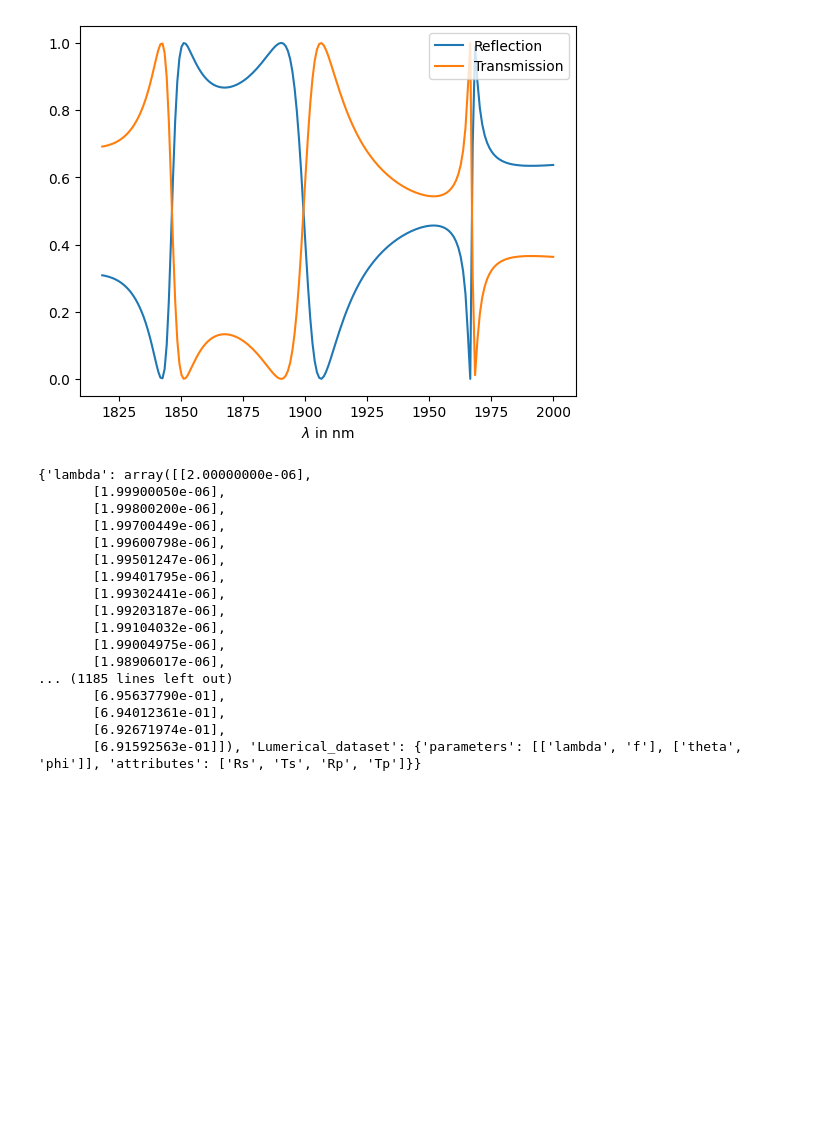
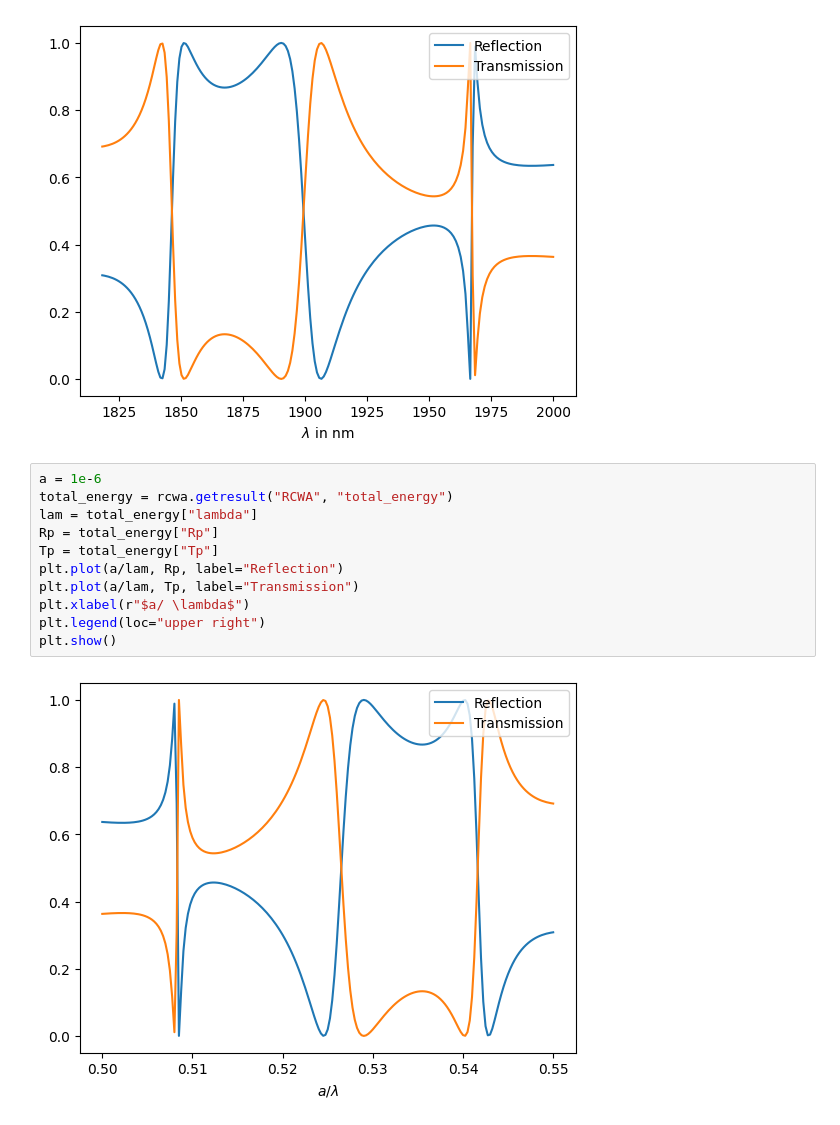
Before and after one commit to ramakrishnav130995/Scattering-Structures, a Jupyter notebook: RCWA/photonic_crystal_sclab_example/2_analyze_data.ipynb, the cells around one changed output. Drawn from its saved outputs; the diff is of its cells as text; blank space fills up the shorter version.

```diff
--- a/RCWA/photonic_crystal_sclab_example/2_analyze_data.ipynb
+++ b/RCWA/photonic_crystal_sclab_example/2_analyze_data.ipynb
@@ -37,21 +37,15 @@ plt.show()
 # %% [output]
 [figure]
 # %%
+a = 1e-6
+total_energy = rcwa.getresult("RCWA", "total_energy")
+lam = total_energy["lambda"]
+Rp = total_energy["Rp"]
+Tp = total_energy["Tp"]
+plt.plot(a/lam, Rp, label="Reflection")
+plt.plot(a/lam, Tp, label="Transmission")
+plt.xlabel(r"$a/ \lambda$")
+plt.legend(loc="upper right")
+plt.show()
 # %% [output]
-{'lambda': array([[2.00000000e-06],
-       [1.99900050e-06],
-       [1.99800200e-06],
-       [1.99700449e-06],
-       [1.99600798e-06],
-       [1.99501247e-06],
-       [1.99401795e-06],
-       [1.99302441e-06],
-       [1.99203187e-06],
-       [1.99104032e-06],
-       [1.99004975e-06],
-       [1.98906017e-06],
-... (1185 lines left out)
-       [6.95637790e-01],
-       [6.94012361e-01],
-       [6.92671974e-01],
-       [6.91592563e-01]]), 'Lumerical_dataset': {'parameters': [['lambda', 'f'], ['theta', 'phi']], 'attributes': ['Rs', 'Ts', 'Rp', 'Tp']}}
+[figure, added]
```
Also changed, not shown: 6 other files.
